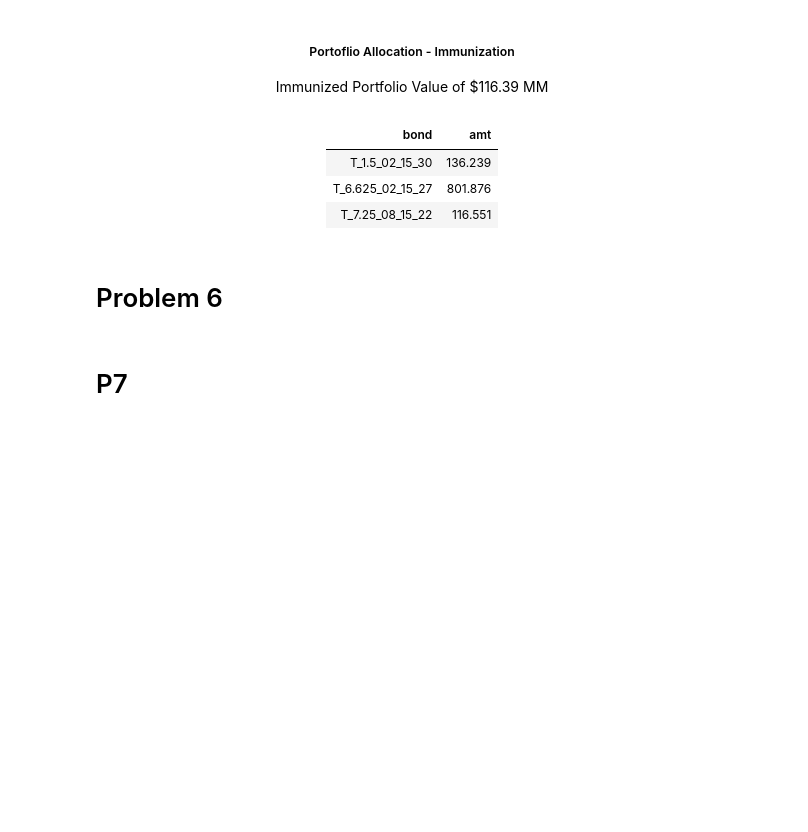
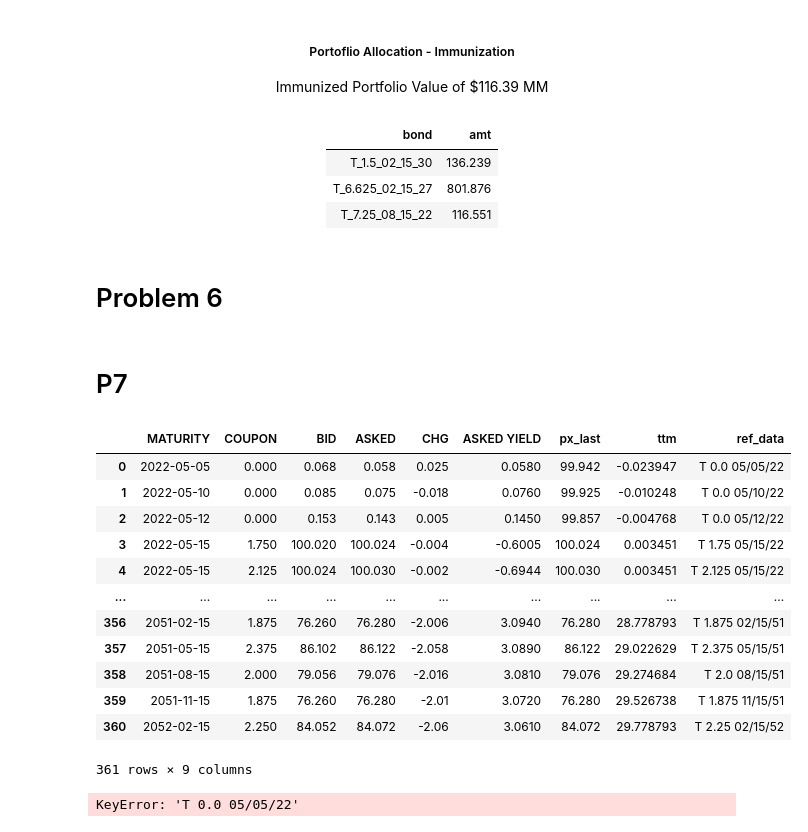
Before and after one commit to jdean53/finops_casestudy, a Jupyter notebook: chaz_nonsense.ipynb, the cells around one changed output. Drawn from its saved outputs; the diff is of its cells as text; code cells hidden in the pictures; blank space fills up the shorter version.

```diff
--- a/chaz_nonsense.ipynb
+++ b/chaz_nonsense.ipynb
@@ -602,3 +602,20 @@ md(
 # Problem 6
 # %% [markdown]
 # P7
+# %%
+data = term_structure_df
+data
+# %% [output]
+|  | MATURITY | COUPON | BID | ASKED | CHG | ASKED YIELD | px_last | ttm | ref_data |
+| 0 | 2022-05-05 | 0.000 | 0.068 | 0.058 | 0.025 | 0.0580 | 99.942 | -0.023947 | T 0.0 05/05/22 |
+| 1 | 2022-05-10 | 0.000 | 0.085 | 0.075 | -0.018 | 0.0760 | 99.925 | -0.010248 | T 0.0 05/10/22 |
+| 2 | 2022-05-12 | 0.000 | 0.153 | 0.143 | 0.005 | 0.1450 | 99.857 | -0.004768 | T 0.0 05/12/22 |
+| 3 | 2022-05-15 | 1.750 | 100.020 | 100.024 | -0.004 | -0.6005 | 100.024 | 0.003451 | T 1.75 05/15/22 |
+| 4 | 2022-05-15 | 2.125 | 100.024 | 100.030 | -0.002 | -0.6944 | 100.030 | 0.003451 | T 2.125 05/15/22 |
+| ... | ... | ... | ... | ... | ... | ... | ... | ... | ... |
+| 356 | 2051-02-15 | 1.875 | 76.260 | 76.280 | -2.006 | 3.0940 | 76.280 | 28.778793 | T 1.875 02/15/51 |
+| 357 | 2051-05-15 | 2.375 | 86.102 | 86.122 | -2.058 | 3.0890 | 86.122 | 29.022629 | T 2.375 05/15/51 |
+| 358 | 2051-08-15 | 2.000 | 79.056 | 79.076 | -2.016 | 3.0810 | 79.076 | 29.274684 | T 2.0 08/15/51 |
+| 359 | 2051-11-15 | 1.875 | 76.260 | 76.280 | -2.01 | 3.0720 | 76.280 | 29.526738 | T 1.875 11/15/51 |
+| 360 | 2052-02-15 | 2.250 | 84.052 | 84.072 | -2.06 | 3.0610 | 84.072 | 29.778793 | T 2.25 02/15/52 |
+361 rows × 9 columns
@@ -610,28 +630,32 @@ md(
 periods = [i for i in range(0,len(cf_matrix[0])+1)]
 
 # Must reverse both price vector and cashflow matrix
-cf_matrix
-prices
 
 # Dictionary of period constraints
 period_dict = {}
 for i in range(0,len(cf_matrix[0])):
     period_dict['Period {}'.format(i+1)] = dict(zip(dec_var_names,[cf_matrix[j][i] for j in range(0,len(cf_matrix))]))
 
-objective = dict(zip(dec_var_names, prices))
+bids = dict(zip(dec_var_names, Bid_p))
+asks = dict(zip(dec_var_names, Ask_p))
 
 # Decision Vars
-quantity = LpVariable.dict('', dec_var_names, lowBound=0)
+quantity_s = LpVariable.dict('', dec_var_names)
+quantity_l = LpVariable.dict('', dec_var_names, lowBound=0)
 excess = LpVariable.dict('carryover', periods, lowBound=0)
 
 # Intializing the Problem
-dedication_1 = LpProblem('Dedicated', LpMinimize)
+dedication_2 = LpProblem('Dedicated', LpMinimize)
 
 # Objective function
-dedication_1 += excess[0]+lpSum([objective[i]*quantity[i] for i in dec_var_names])
+dedication_2 += excess[0]+lpSum([bids[i]*quantity_l[i] + asks[i]*quantity_l[i] for i in dec_var_names])
 
 # Constraints
 for i in range(0,len(cf_matrix[0])):
-    dedication_1 += lpSum([period_dict['Period {}'.format(i+1)][j]*quantity[j] for j in dec_var_names]) + excess[i]- excess[i+1] == liabilities[i]
+    dedication_2 += lpSum([period_dict['Period {}'.format(i+1)][j]*quantity_l[j] + period_dict['Period {}'.format(i+1)][j]*quantity_s[j] for j in dec_var_names]) + excess[i]- excess[i+1] == liabilities[i]
 
-dedication_1.solve()
+
+
+dedication_2.solve()
+# %% [output]
+KeyError: 'T 0.0 05/05/22'
```
Also changed, not shown: parts of 3 cells of this notebook.
